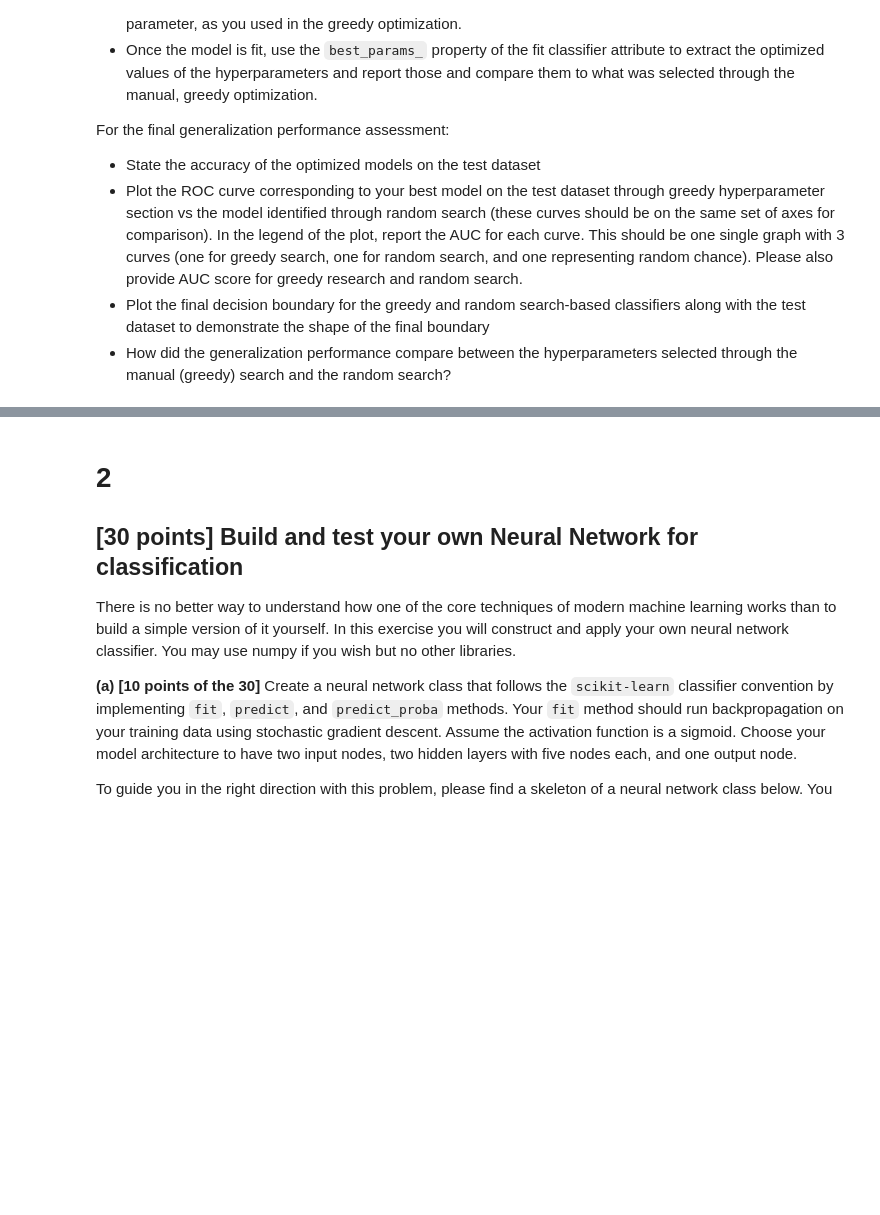
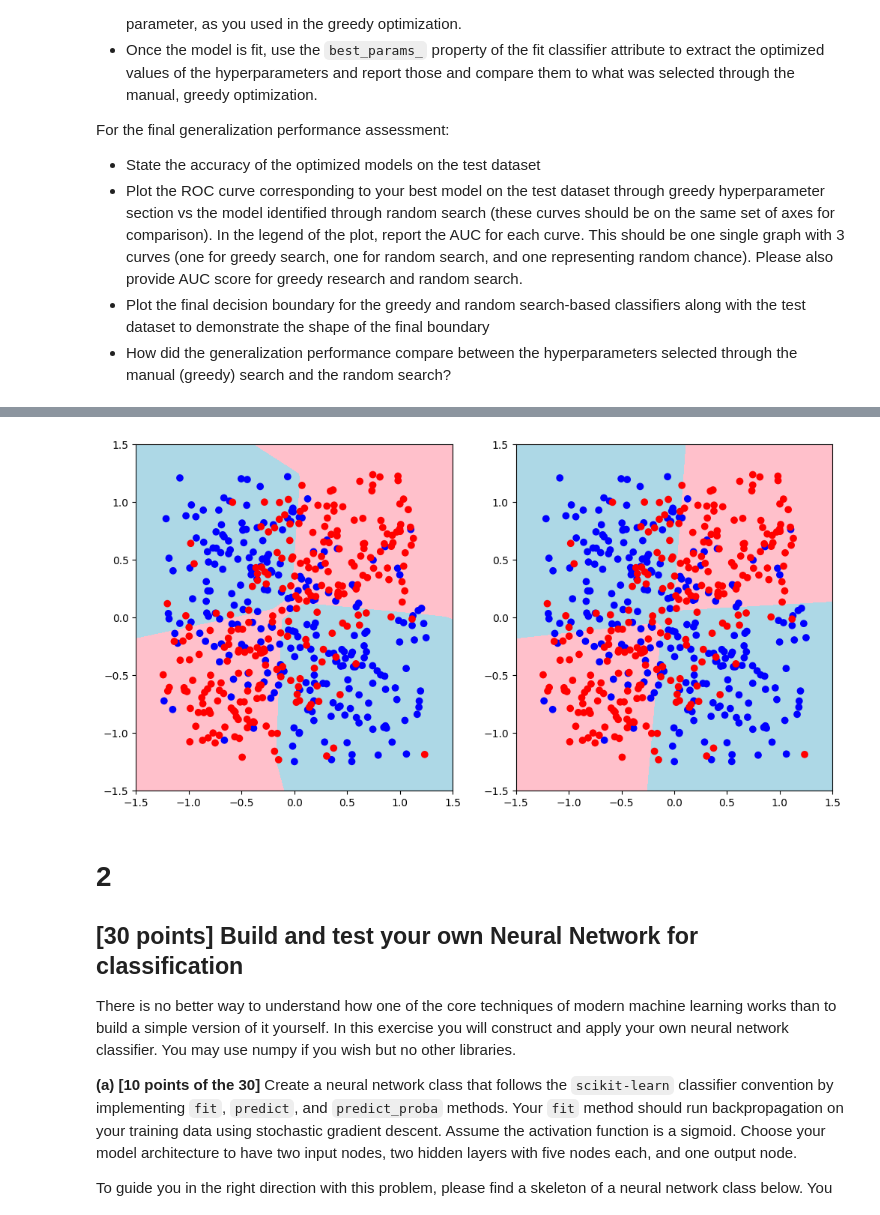
Before and after one commit to nick-carroll1/ids705, a Jupyter notebook: assignments/Assignment_4.ipynb, the cells around one changed output, grey strips where cells are left out. Saved outputs shown, nothing was run; the diff lists cells and outputs as text; code cells hidden in the pictures; blank space fills up the shorter version.

```diff
--- a/assignments/Assignment_4.ipynb
+++ b/assignments/Assignment_4.ipynb
@@ -478,3 +554,26 @@ For the final generalization performance assessment:
+# %%
+fig, axs = plt.subplots(1, 2, figsize=(12, 6))
+
+DecisionBoundaryDisplay.from_estimator(
+        model, X_train_plus_val, ax=axs[0], cmap=ListedColormap(["pink", "LightBlue"])
+    )
+
+DecisionBoundaryDisplay.from_estimator(
+        random_search, X_train_plus_val, ax=axs[1], cmap=ListedColormap(["pink", "LightBlue"])
+    )
+
+# Plotting training data on each subplot
+for column in range(axs.shape[0]):
+    axs[column].scatter(
+        X_test[:, 0],
+        X_test[:, 1],
+        c=y_test,
+        cmap=ListedColormap(["red", "blue"]),
+    )
+    axs[column].set_xlim(-1.5, 1.5)
+    axs[column].set_ylim(-1.5, 1.5)
+# %% [output]
+[figure, added]
 # %% [markdown]
 # 2
 
```
Also changed, not shown: parts of 8 cells of this notebook.
